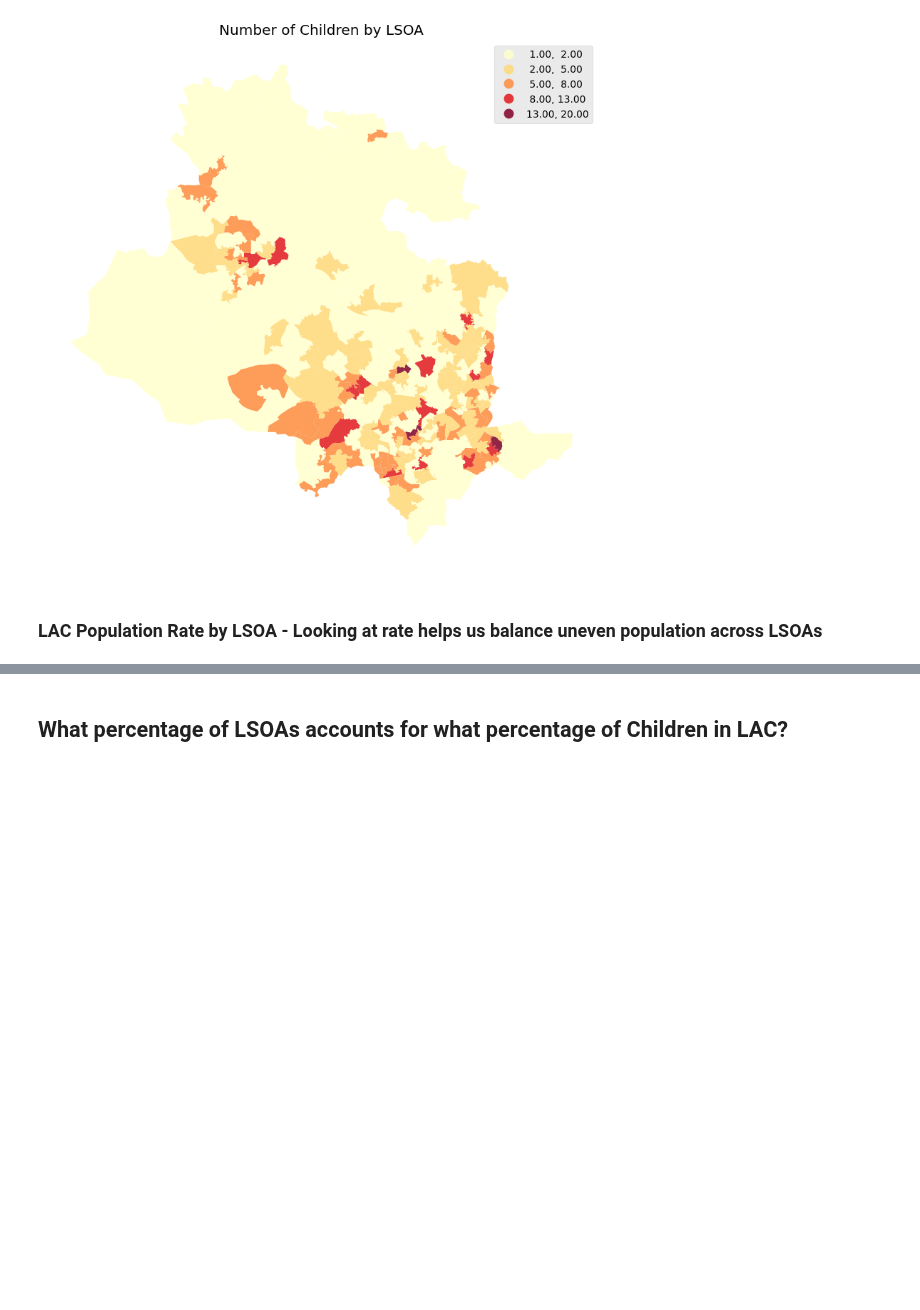
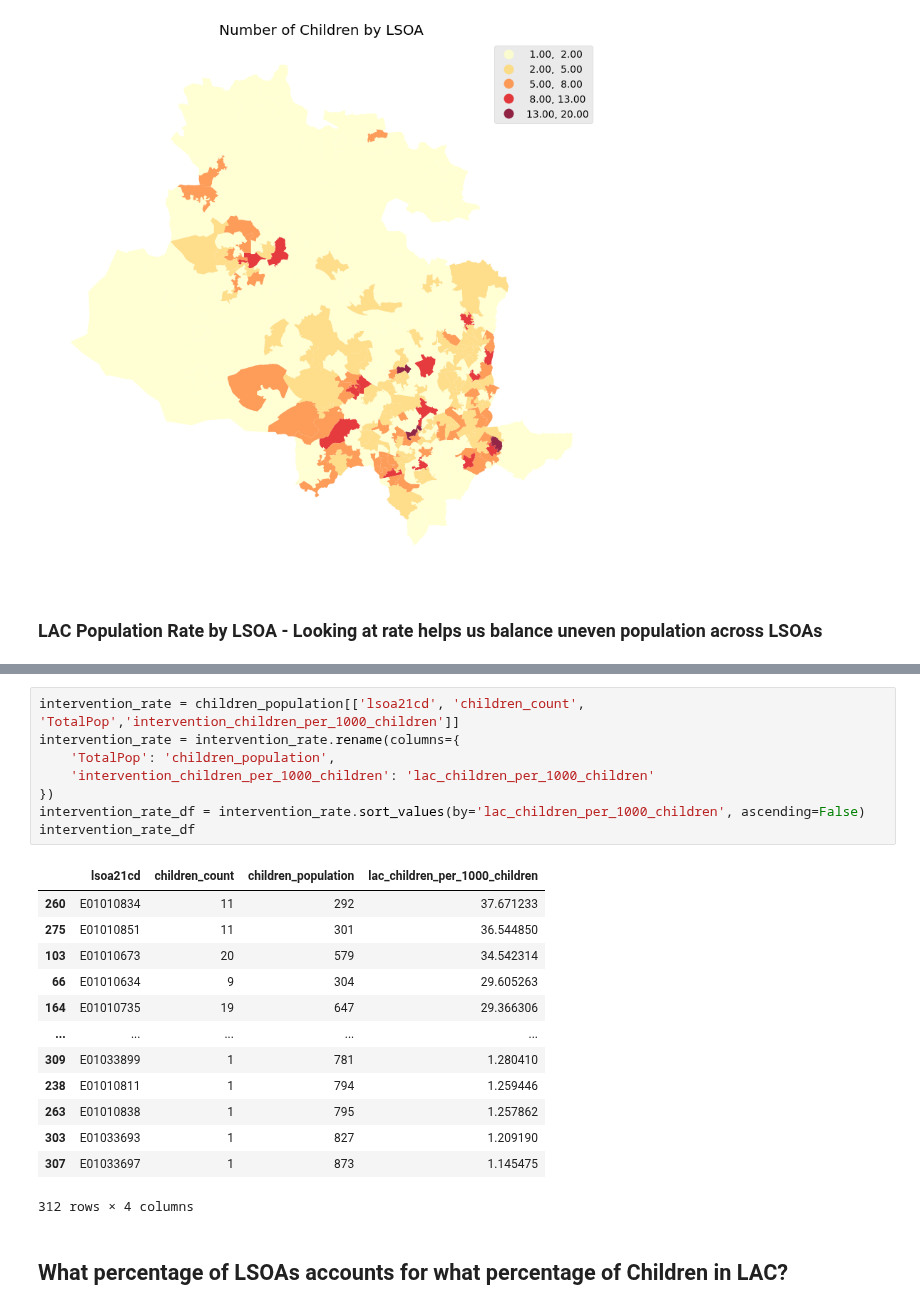
Before and after one commit to ConnectedBradford/CB_2649, a Jupyter notebook: notebooks/lac_lsoa_analysis.ipynb, the cells around one changed output, grey strips where cells are left out. Cells and saved outputs as stored; diff of their text form; blank space fills up the shorter version.

```diff
--- a/notebooks/lac_lsoa_analysis.ipynb
+++ b/notebooks/lac_lsoa_analysis.ipynb
@@ -397,3 +397,25 @@ plt.show()
+# %%
+intervention_rate = children_population[['lsoa21cd', 'children_count', 'TotalPop','intervention_children_per_1000_children']]
+intervention_rate = intervention_rate.rename(columns={
+    'TotalPop': 'children_population',
+    'intervention_children_per_1000_children': 'lac_children_per_1000_children'
+})
+intervention_rate_df = intervention_rate.sort_values(by='lac_children_per_1000_children', ascending=False)
+intervention_rate_df
+# %% [output]
+|  | lsoa21cd | children_count | children_population | lac_children_per_1000_children |
+| 260 | E01010834 | 11 | 292 | 37.671233 |
+| 275 | E01010851 | 11 | 301 | 36.544850 |
+| 103 | E01010673 | 20 | 579 | 34.542314 |
+| 66 | E01010634 | 9 | 304 | 29.605263 |
+| 164 | E01010735 | 19 | 647 | 29.366306 |
+| ... | ... | ... | ... | ... |
+| 309 | E01033899 | 1 | 781 | 1.280410 |
+| 238 | E01010811 | 1 | 794 | 1.259446 |
+| 263 | E01010838 | 1 | 795 | 1.257862 |
+| 303 | E01033693 | 1 | 827 | 1.209190 |
+| 307 | E01033697 | 1 | 873 | 1.145475 |
+312 rows × 4 columns
 # %% [markdown]
 ## What percentage of LSOAs accounts for what percentage of Children in LAC?
 # %%
```
Also changed, not shown: parts of 11 cells of this notebook, 4 other files.
